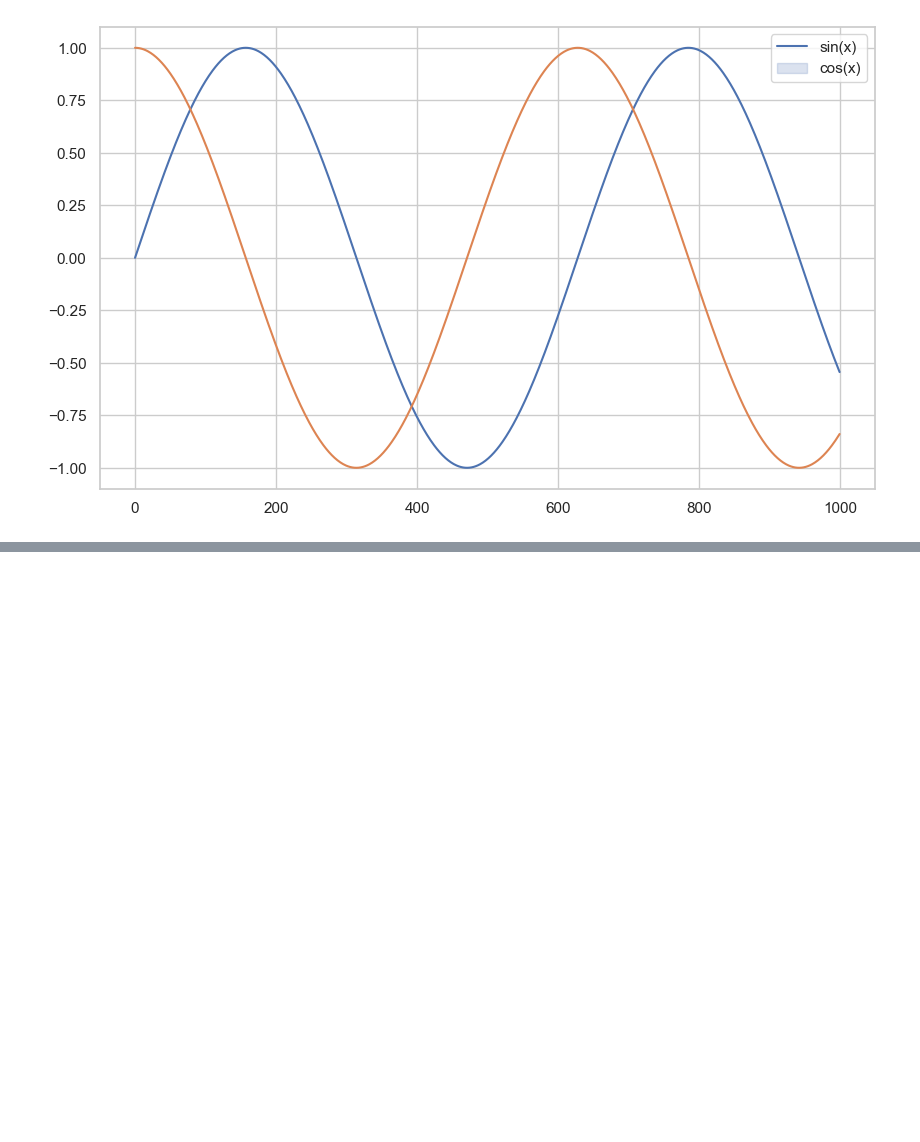
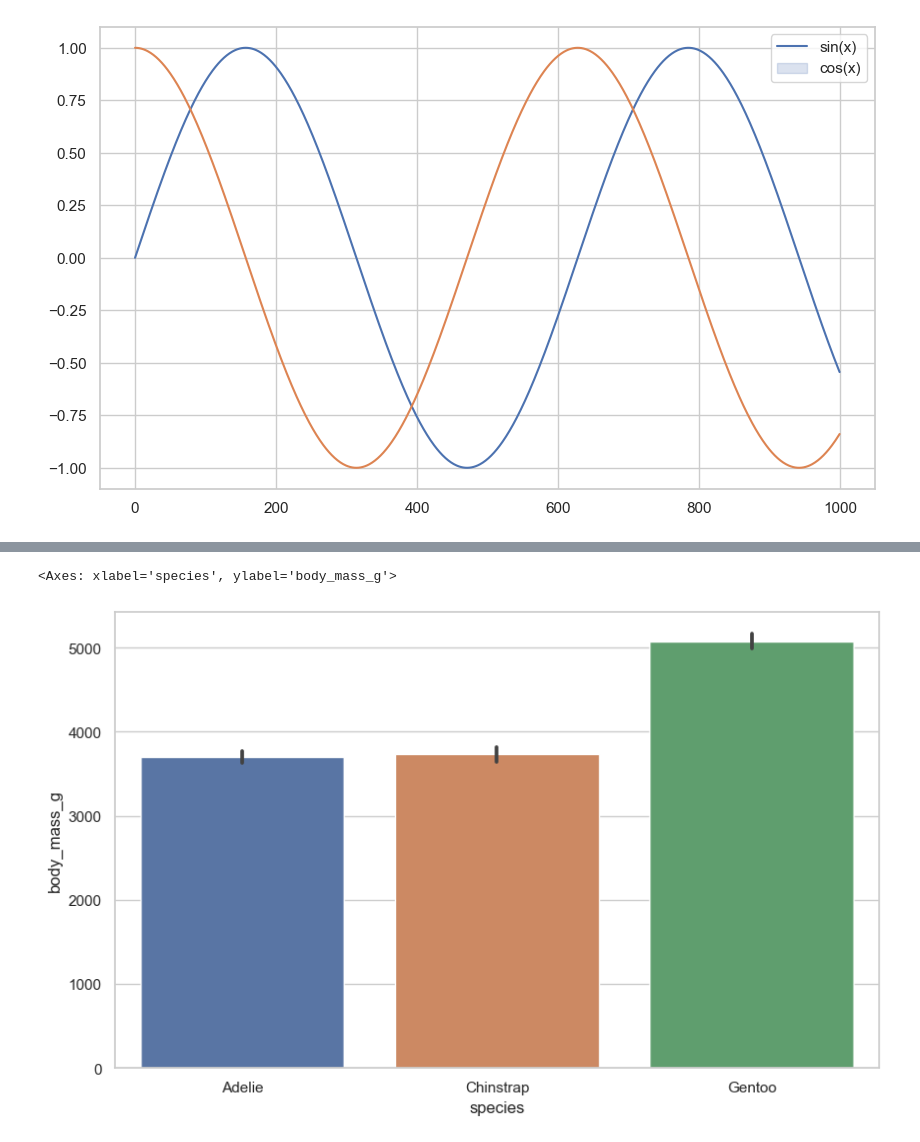
Before and after one commit to martinijfb/Seaborn-Tutorial, a Jupyter notebook: 02-Basic-Plots.ipynb, the cells around one changed output, grey strips where cells are left out. Cells and saved outputs as stored; diff of their text form; code cells hidden in the pictures; blank space fills up the shorter version.

Commit message:
Added the barplot section on notebook 02

```diff
--- a/02-Basic-Plots.ipynb
+++ b/02-Basic-Plots.ipynb
@@ -173,0 +281,7 @@ plt.show()
+# %%
+# barplot of penguins weight by species
+plt.figure(figsize = (10, 6))
+sns.barplot(x = 'species', y = 'body_mass_g', data = penguins)
+# %% [output]
+<Axes: xlabel='species', ylabel='body_mass_g'>
+[figure, added]
```
Also changed, not shown: parts of 16 cells of this notebook.
